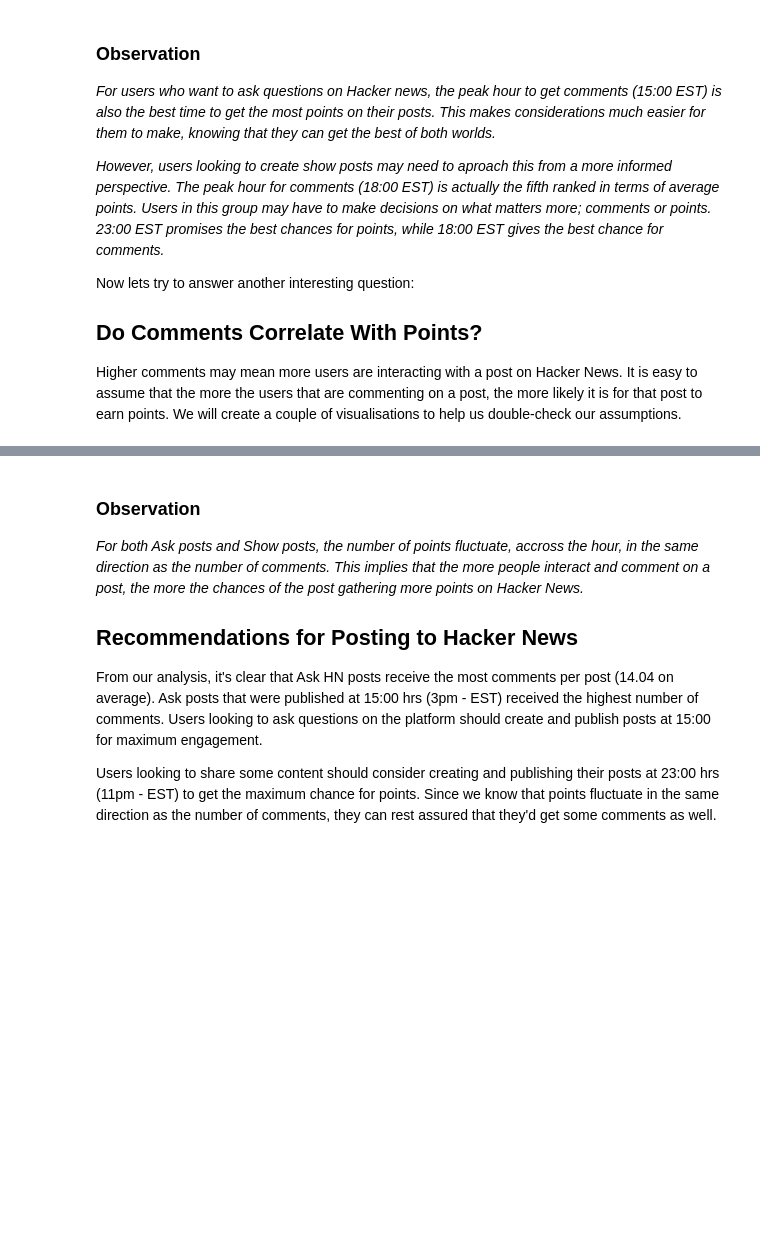
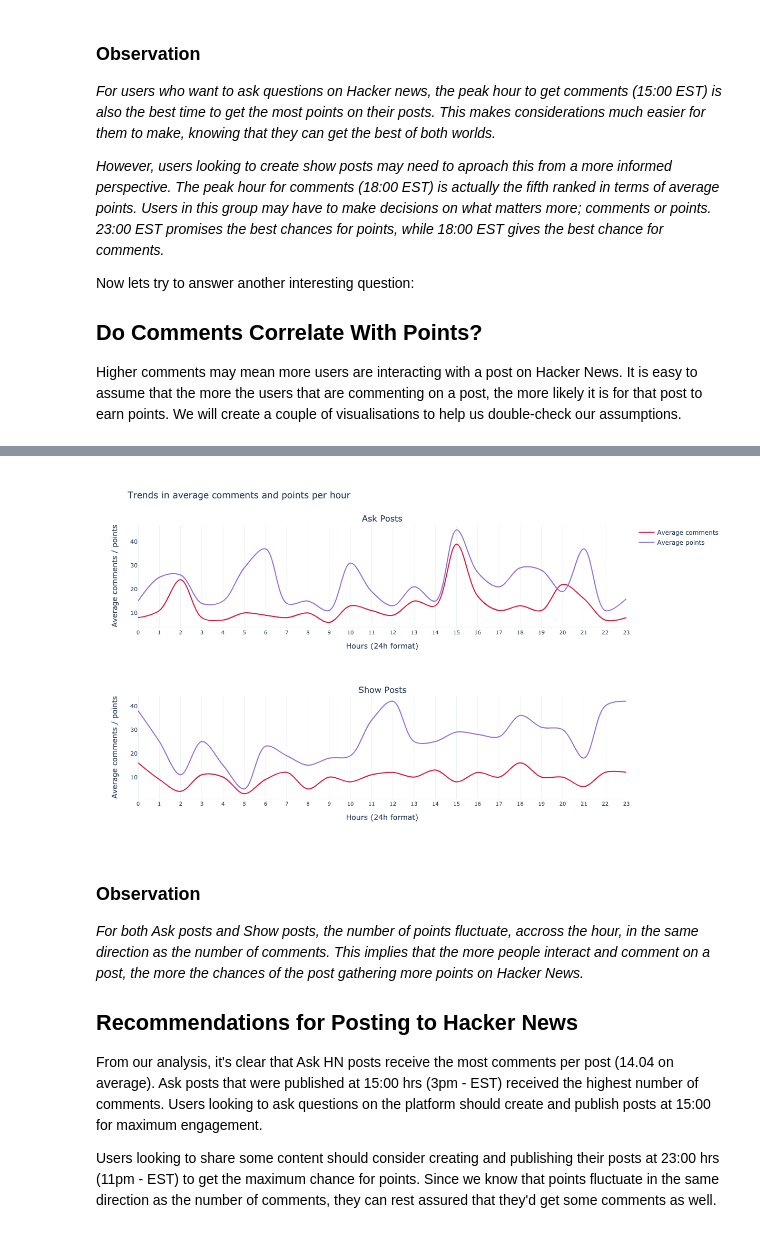
Before and after one commit to Lippins/Hacker_news_posts, a Jupyter notebook: notebook.ipynb, the cells around one changed output, grey strips where cells are left out. Cells and saved outputs as stored; diff of their text form; code cells hidden in the pictures; blank space fills up the shorter version.

```diff
--- a/notebook.ipynb
+++ b/notebook.ipynb
@@ -581,7 +580,7 @@ fig.add_trace(go.Scatter(x=x1, y=yb, mode = 'lines',
 
 
 fig.update_layout(template = 'plotly_white', title_text= 'Trends in average comments and points per hour',
-                 height=700, font_size = 10)
+                 height=700, font_size = 12)
 
 fig.update_xaxes(tickmode='array', tickvals=x1, tickfont_size= 10,
                  showline=True, title_text='Hours (24h format)')
@@ -589,5 +588,5 @@ fig.update_xaxes(tickmode='array', tickvals=x1, tickfont_size= 10,
 fig.update_yaxes(showgrid=False, tickfont_size= 11, title_text='Average comments / points')
 
 
-fig.show()
+fig.show('png', width=1200)
 # %% [output]
@@ -595,3 +593,4 @@ fig.show()
+[figure, added]
 # %% [markdown]
 ### Observation
 
```
Also changed, not shown: parts of 7 cells of this notebook.
